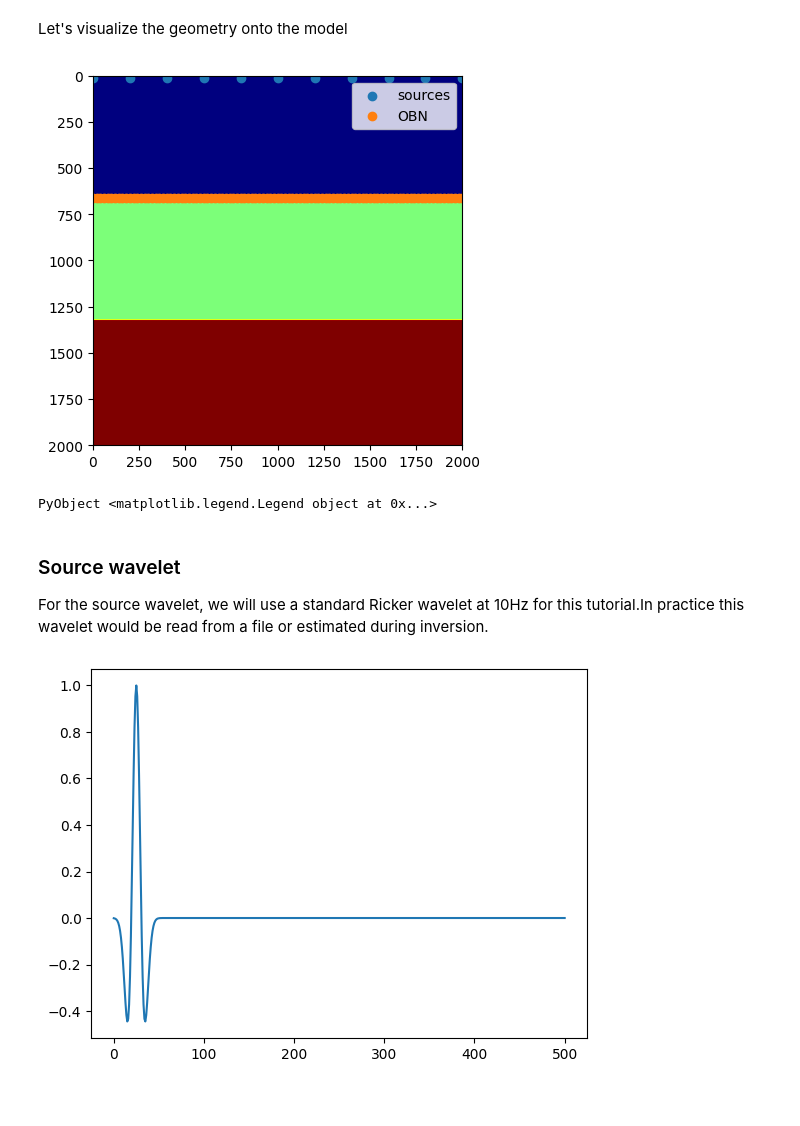
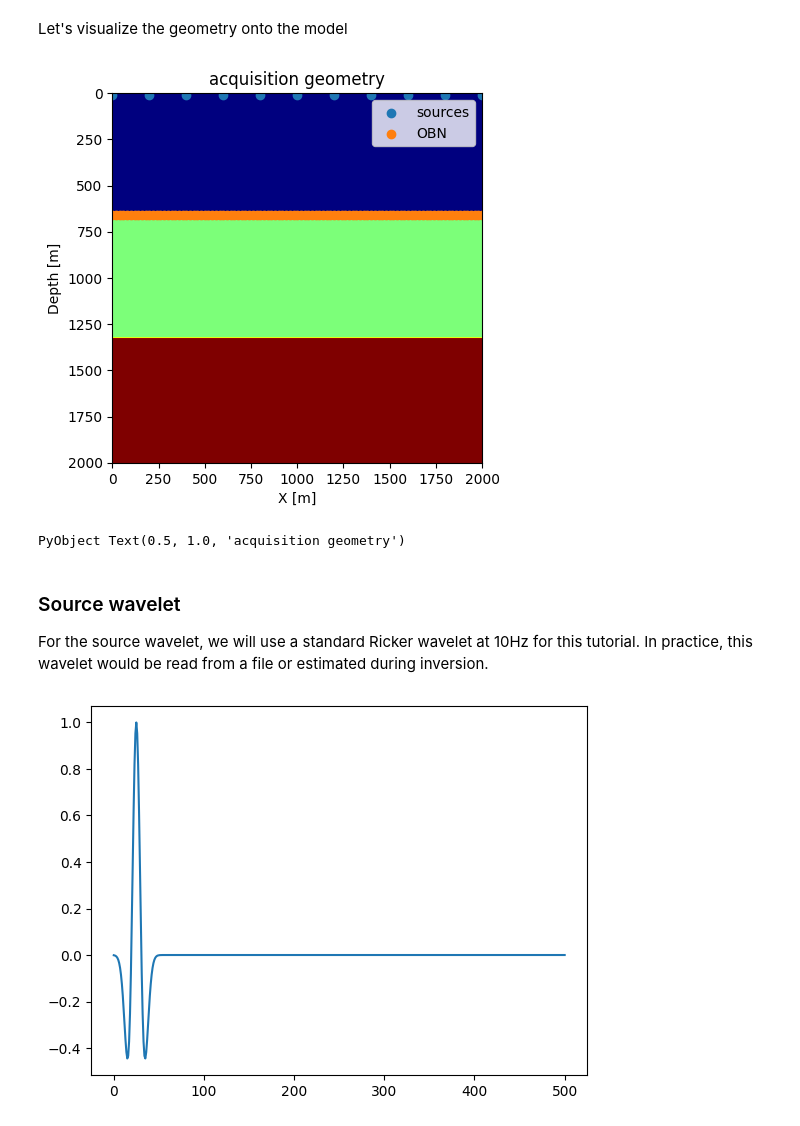
Before and after one commit to slimgroup/SLIMTutorials, a Jupyter notebook: 00_intro_JUDI.ipynb, the cells around one changed output. Drawn from its saved outputs; the diff is of its cells as text; code cells hidden in the pictures; blank space fills up the shorter version.

```diff
--- a/00_intro_JUDI.ipynb
+++ b/00_intro_JUDI.ipynb
@@ -126,16 +127,19 @@ rec_geom = Geometry(xrec, yrec, zrec, dt=sampling_rate, t=record_time, nsrc=nsrc
 Let's visualize the geometry onto the model
 # %%
 figure();
-imshow(vp', cmap="jet", extent=[0, (shape[1]-1)*spacing[1], (shape[2]-1)*spacing[2], 0])
-scatter(xsrc, zsrc, label=:sources)
-scatter(xrec, zrec, label="OBN")
-legend()
+imshow(vp', cmap="jet", extent=[0, (shape[1]-1)*spacing[1], (shape[2]-1)*spacing[2], 0]);
+scatter(xsrc, zsrc, label=:sources);
+scatter(xrec, zrec, label="OBN");
+xlabel("X [m]");ylabel("Depth [m]");
+legend();
+title("acquisition geometry")
 # %% [output]
-[figure, old version]
+[figure, new version]
-PyObject <matplotlib.legend.Legend object at 0x...>
+PyObject Text(0.5, 1.0, 'acquisition geometry')
 # %% [markdown]
 ### Source wavelet
-For the source wavelet, we will use a standard Ricker wavelet at 10Hz for this tutorial.In practice this wavelet would be read from a file or estimated during inversion.
+
+For the source wavelet, we will use a standard Ricker wavelet at 10Hz for this tutorial. In practice, this wavelet would be read from a file or estimated during inversion.
 # %%
 f0 = 0.010 # Since we use ms, the frequency is in KHz
 wavelet = ricker_wavelet(record_time, sampling_rate, f0);
```
Also changed, not shown: parts of 26 cells of this notebook, 3 other files.
